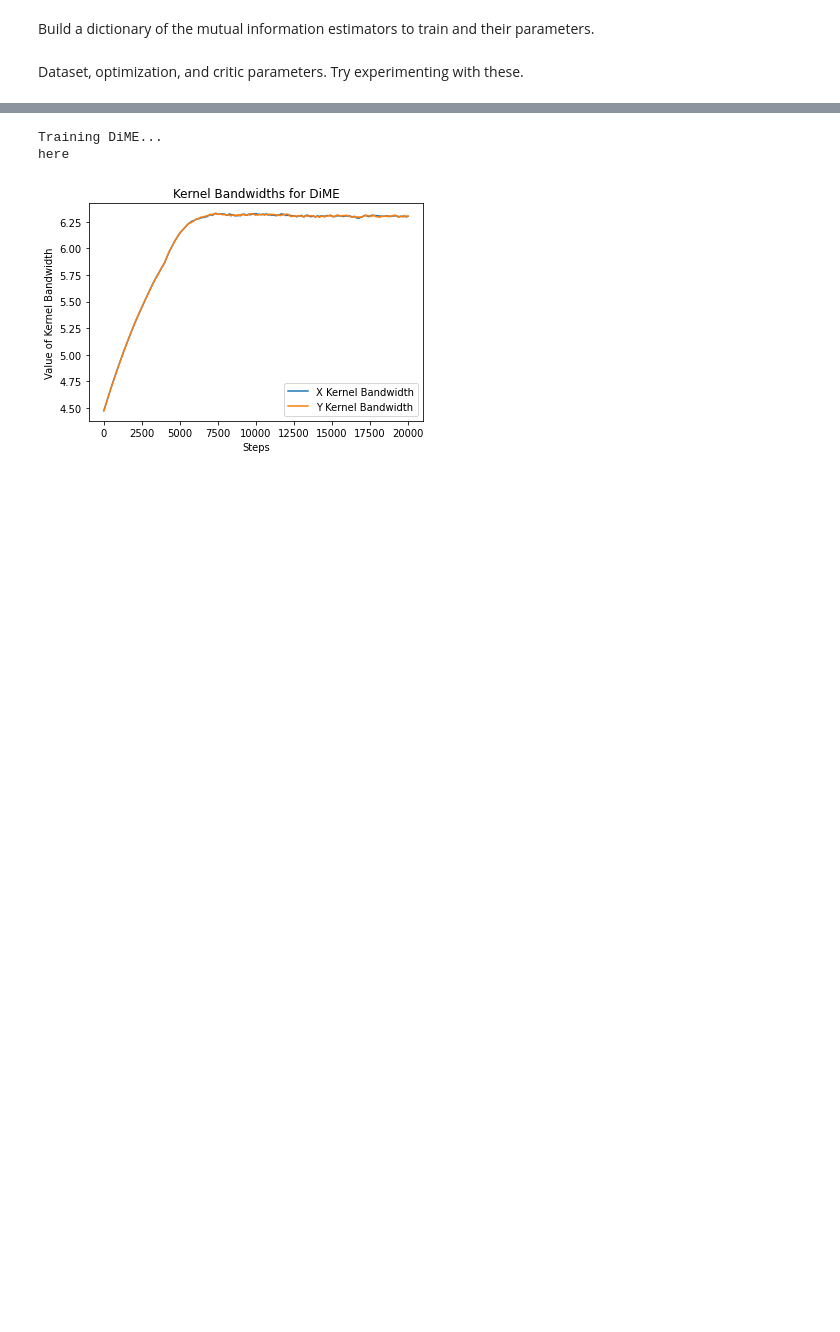
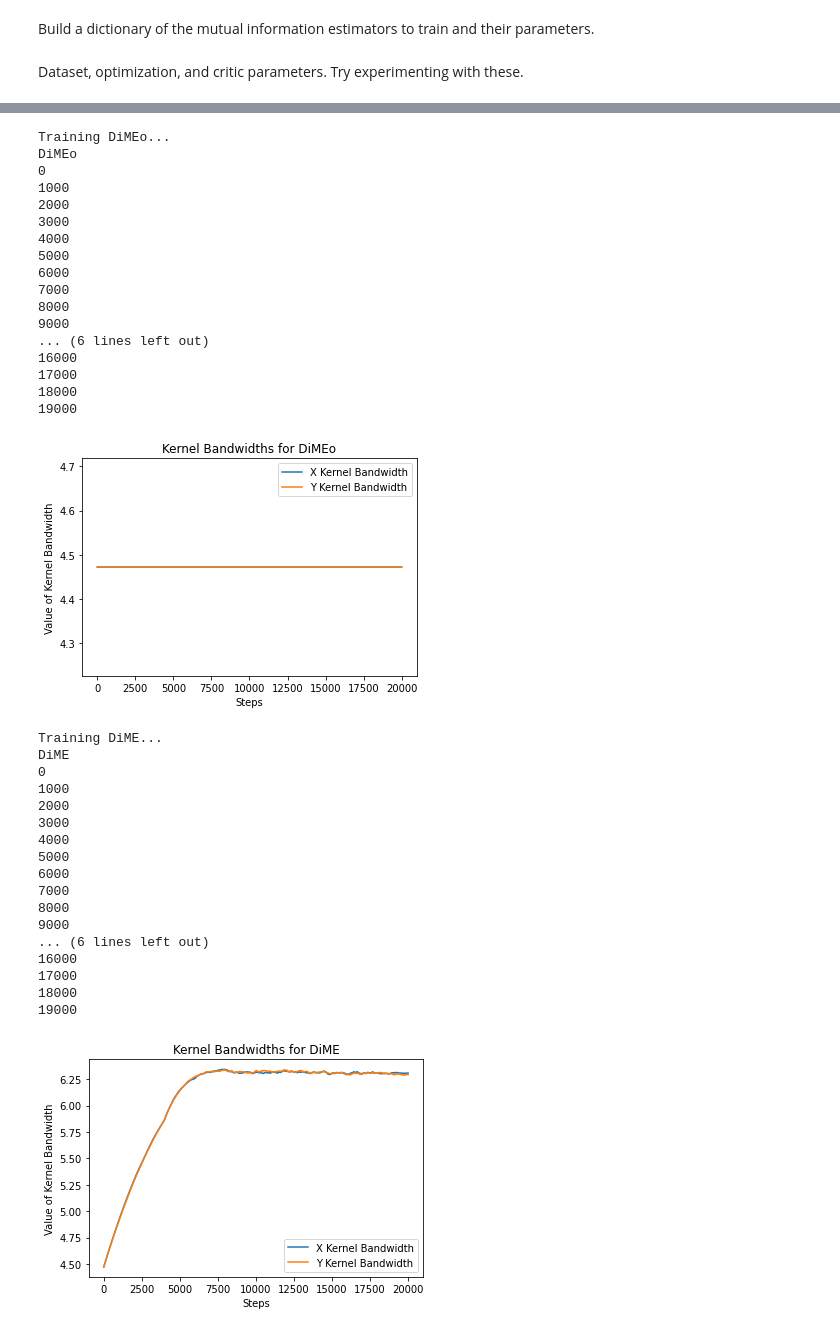
Before and after one commit to uk-cliplab/DiME, a Jupyter notebook: variational_mi_bounds/variational_bounds.ipynb, the cells around one changed output, grey strips where cells are left out. Cells and saved outputs as stored; diff of their text form; code cells hidden in the pictures; blank space fills up the shorter version.

```diff
--- a/variational_mi_bounds/variational_bounds.ipynb
+++ b/variational_mi_bounds/variational_bounds.ipynb
@@ -479,25 +553,75 @@ Train each estimator and store mutual information estimates (this takes ~2 minut
 # %%
-critic_type = 'concat' #'concat' or 'separable'
+new_estimators = {
+    'DiMEo': dict(estimator='DoMI', critic='sigma', alpha_logit=1.01),   #dime without bandwidth optimization
+     'DiME': dict(estimator='DoMI', critic='sigma', alpha_logit=1.01),   # dime with bandwidth optimization
+    'MBMIo': dict(estimator='DoMI', critic='sigma', alpha_logit=1.01),   # mbmi without bandwidth optimization
+     'JS': dict(estimator='js', critic=critic_type, baseline='constant'),
+     'NWJ': dict(estimator='nwj', critic=critic_type, baseline='constant'),
+     'InfoNCE': dict(estimator='infonce', critic=critic_type, baseline='constant'),
+    'CLUB': dict(estimator='club', critic='club', baseline='constant'),
+#'MBMI': dict(estimator='DoMI', critic='sigma', alpha_logit=1.01),    # mbmi with bandwidth optimization (goes to trivial solution)
+    #    'Exact DIP': dict(estimator='DoMI', critic='sigma', alpha_logit=2),    #DIP is DiME without logs
+#     'Alpha=1.01 DIP': dict(estimator='DoMI', critic='sigma', alpha_logit=1.01),
+#'Alpha=2 DIP': dict(estimator='DoMI', critic='sigma', alpha_logit=2),
+# 'TUBA': dict(estimator='tuba', critic=critic_type, baseline='unnormalized'),
+}
 
-new_estimators = {
-     'DiME': dict(estimator='DoMI', critic='sigma', alpha_logit=1.01),
-           'JS': dict(estimator='js', critic=critic_type, baseline='constant'),
-          'NWJ': dict(estimator='nwj', critic=critic_type, baseline='constant'),
-       'InfoNCE': dict(estimator='infonce', critic=critic_type, baseline='constant'),
-}
 new_estimates = {}
 new_timers = {}
+
 for estimator, mi_params in new_estimators.items():
   print("Training %s..." % estimator)
   timestart = time.time()
 
-  if 'DiME' in estimator or 'DIP' in estimator or estimator=='RFF':
-    new_estimates[estimator], last_sig = train_rep_mi(estimator, data_params, mi_params, opt_params, critic_name=mi_params['critic'])
+  # based on method, go to correct training loop
+  if 'DiME' in estimator or 'DIP' in estimator or 'MBMI' in estimator:
+    new_estimates[estimator], sigx, sigy = train_rep_mi(estimator, data_params, mi_params, opt_params, critic_name=mi_params['critic'])
+    opt_params['sigmax'] = sigx
+    opt_params['sigmay'] = sigy
+  elif 'CLUB' in estimator:
+    new_estimates[estimator] = train_club_estimator(critic_params, data_params, mi_params)
+  else:
+    new_estimates[estimator] = train_variational_estimator(critic_params, data_params, mi_params)
 
-  else:
-    new_estimates[estimator] = train_estimator(critic_params, data_params, mi_params)
   new_timers[estimator] = time.time()-timestart
+
+# save results to file
+with open('saved_results.pkl', 'wb') as f:
+    pickle.dump(new_estimates, f)
 # %% [output]
-Training DiME...
-here
+Training DiMEo...
+DiMEo
+0
+1000
+2000
+3000
+4000
+5000
+6000
+7000
+8000
+9000
+... (6 lines left out)
+16000
+17000
+18000
+19000
-[figure, old version]
+[figure, new version]
+Training DiME...
+DiME
+0
+1000
+2000
+3000
+4000
+5000
+6000
+7000
+8000
+9000
+... (6 lines left out)
+16000
+17000
+18000
+19000
+[figure, added]
```
Also changed, not shown: parts of 33 cells of this notebook, 2 other files.
